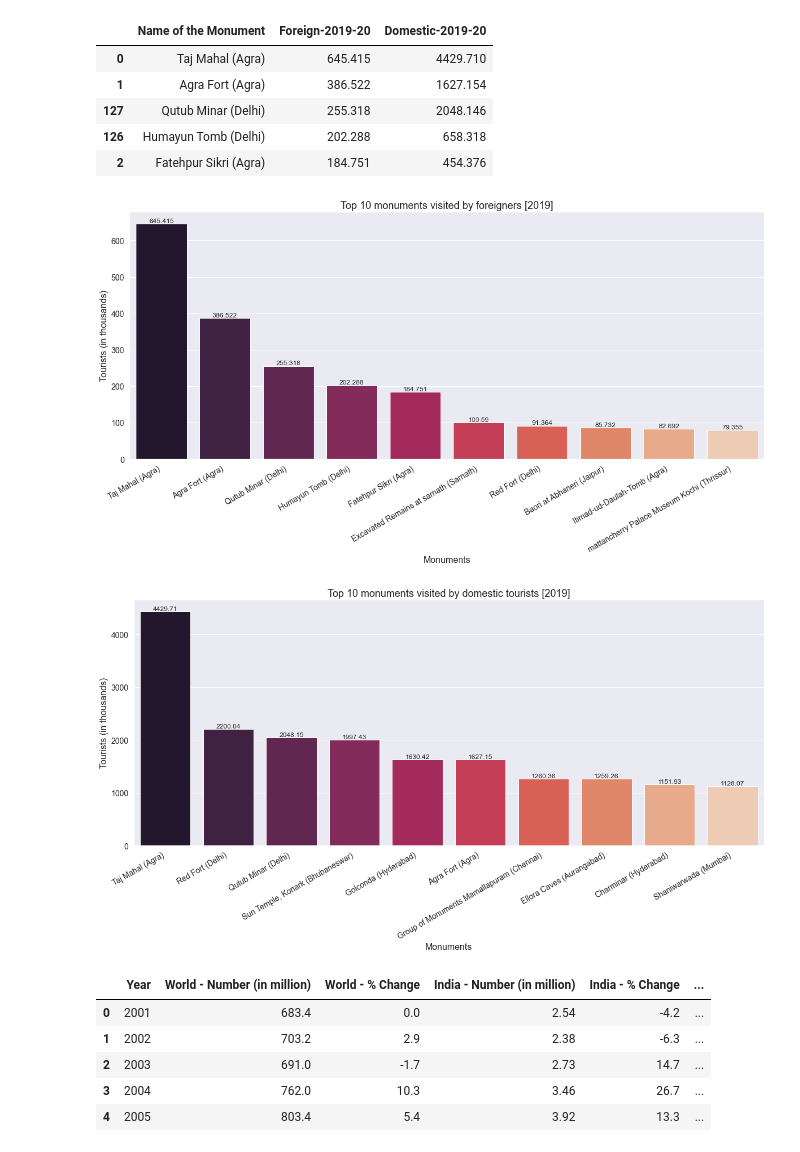
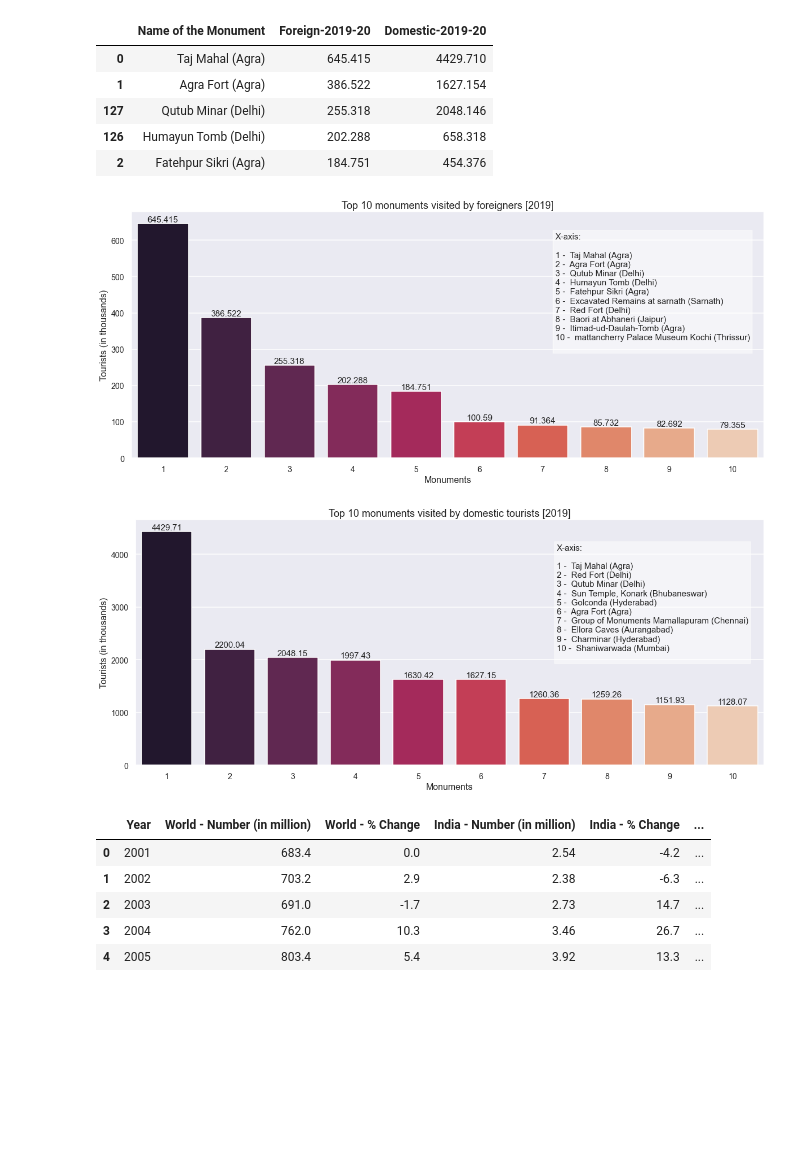
Before and after one commit to Rubix64/Tourism-analysis-of-India, a Jupyter notebook: tourism_analysis_in_India.ipynb, the cells around one changed output. Saved outputs shown, nothing was run; the diff lists cells and outputs as text; code cells hidden in the pictures; blank space fills up the shorter version.

```diff
--- a/tourism_analysis_in_India.ipynb
+++ b/tourism_analysis_in_India.ipynb
@@ -721,39 +723,57 @@ monument_tourist.head()
 # %%
 plt.figure(figsize=(20,8))
 
-g=sns.barplot(x=monument_tourist['Name of the Monument'].iloc[0:10], y=monument_tourist['Foreign-2019-20'].iloc[0:10], palette='rocket')
+x=monument_tourist['Name of the Monument'].iloc[0:10]
+
+g=sns.barplot(x=[ str(i) for i in range(1,11)], y=monument_tourist['Foreign-2019-20'].iloc[0:10], palette='rocket')
 
 plt.title("Top 10 monuments visited by foreigners [2019]", fontsize=18)
 plt.xlabel("Monuments", fontsize=16)
 plt.ylabel("Tourists (in thousands)", fontsize=16)
-plt.xticks(fontsize=14, rotation=30, horizontalalignment='right')
+plt.xticks(fontsize=14)
 plt.yticks(fontsize=14)
 
-g.bar_label(g.containers[0])
+text="X-axis:\n\n"
+for i,value in zip(range(1,11),x):
+    text= text + str(i) + " -  " + value + "\n"
+
+plt.text(6.2, 300, text, fontsize = 15,
+         bbox = dict(facecolor = 'white', alpha = 0.5))
+
+g.bar_label(g.containers[0], fontsize=15)
 
 
 plt.show()
 # %% [output]
-[figure, old version]
+[figure, new version]
 # %%
 monument_tourist.sort_values(by=['Domestic-2019-20'],ascending=False,inplace= True)
 
 plt.figure(figsize=(20,8))
 
-g=sns.barplot(x=monument_tourist['Name of the Monument'].iloc[0:10], y=monument_tourist['Domestic-2019-20'].iloc[0:10], palette='rocket')
+x=monument_tourist['Name of the Monument'].iloc[0:10]
+
+g=sns.barplot(x=[ str(i) for i in range(1,11)], y=monument_tourist['Domestic-2019-20'].iloc[0:10], palette='rocket')
 
 plt.title("Top 10 monuments visited by domestic tourists [2019]", fontsize=18)
 plt.xlabel("Monuments", fontsize=16)
 plt.ylabel("Tourists (in thousands)", fontsize=16)
-plt.xticks(fontsize=14, rotation=30, horizontalalignment='right')
+plt.xticks(fontsize=14)
 plt.yticks(fontsize=14)
 
-g.bar_label(g.containers[0])
+text="X-axis:\n\n"
+for i,value in zip(range(1,11),x):
+    text= text + str(i) + " -  " + value + "\n"
+
+plt.text(6.2, 2000, text, fontsize = 15,
+         bbox = dict(facecolor = 'white', alpha = 0.5))
+
+g.bar_label(g.containers[0], fontsize=15)
 
 
 plt.show()
 # %% [output]
-[figure, old version]
+[figure, new version]
 # %%
 worldvsindia= pd.read_csv('.\dataset\India-Tourism-Statistics-2001-2019-worldvsindia.csv')
 worldvsindia.head()
```
Also changed, not shown: parts of 10 cells of this notebook, 1 other file.
